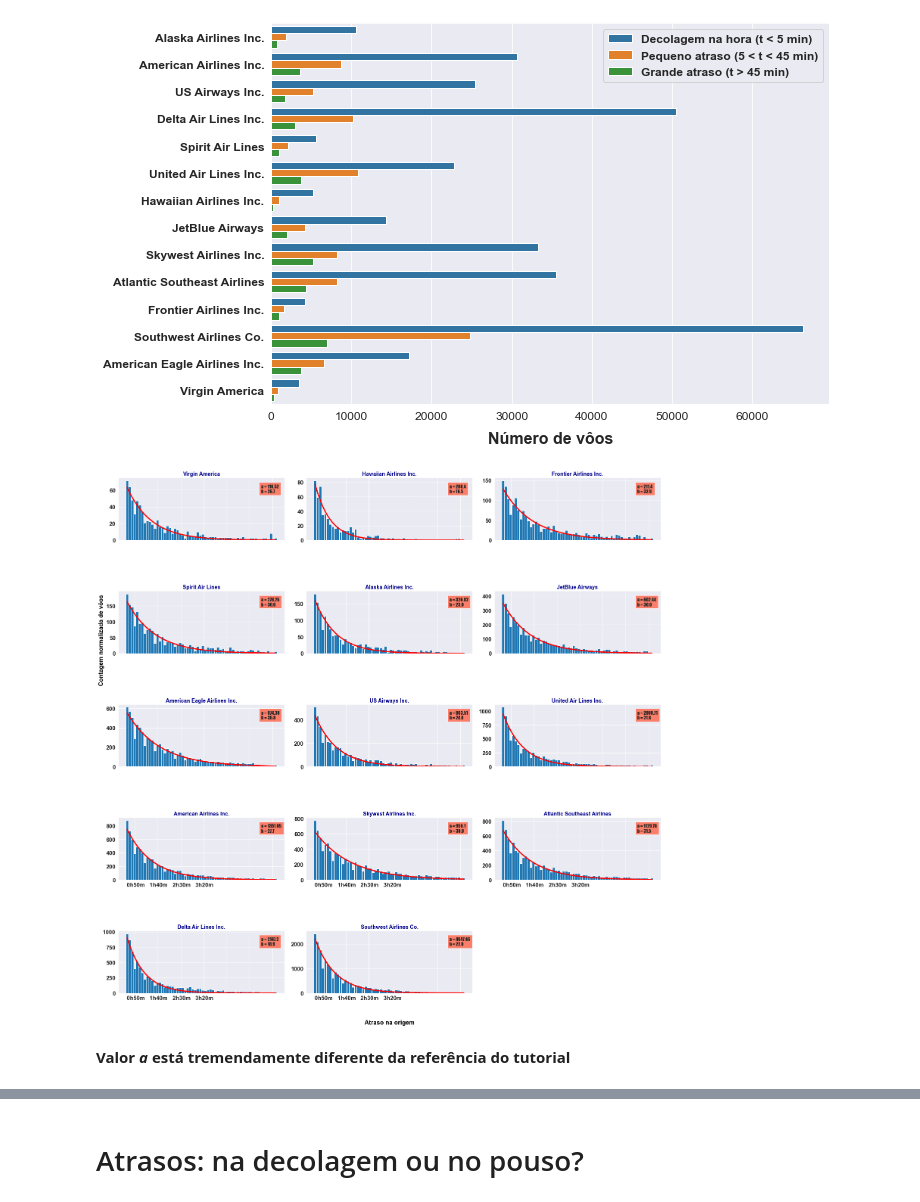
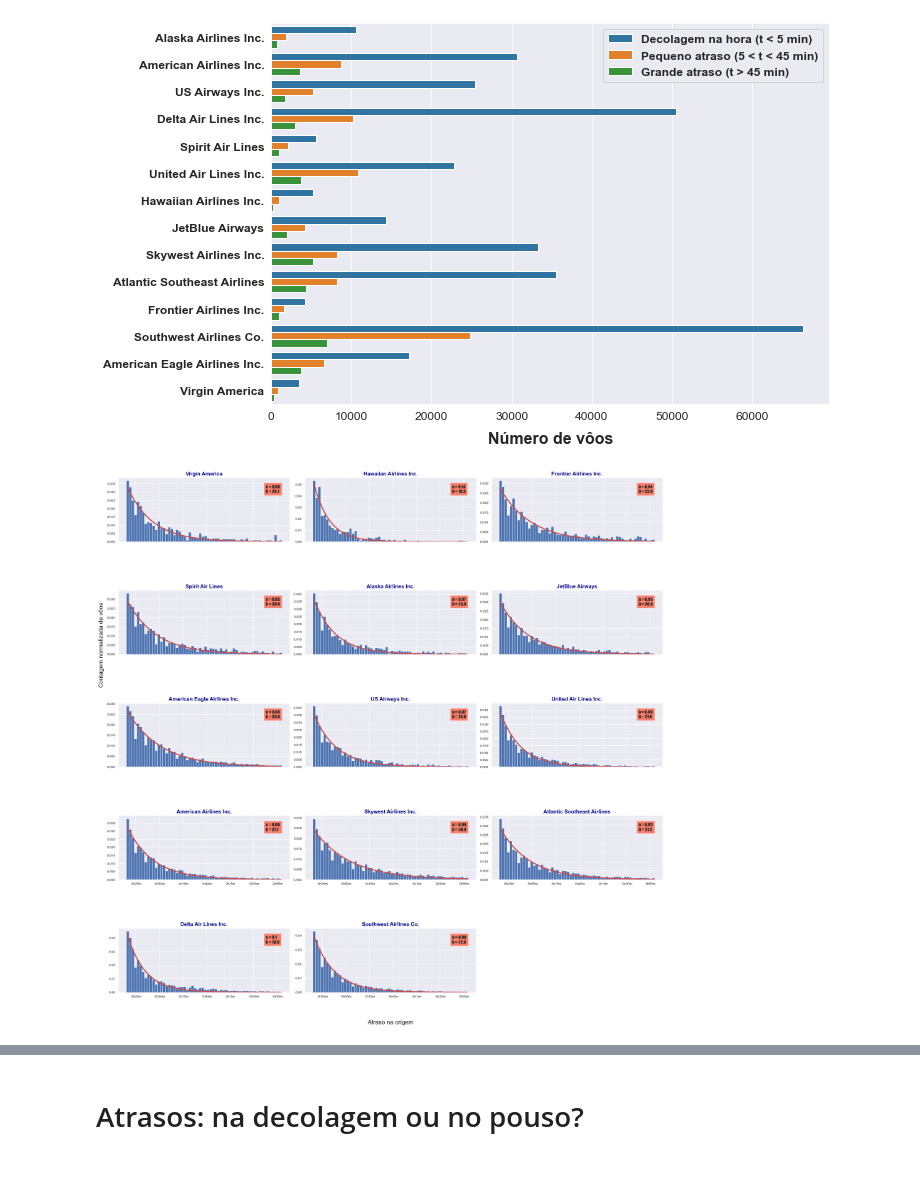
Before and after one commit to bekwendhausen/voos-kaggle-2015, a Jupyter notebook: flights-delay.ipynb, the cells around one changed output, grey strips where cells are left out. Drawn from its saved outputs; the diff is of its cells as text; code cells hidden in the pictures; blank space fills up the shorter version.

Commit message:
valor 'a' consertado

```diff
--- a/flights-delay.ipynb
+++ b/flights-delay.ipynb
@@ -378,7 +378,7 @@ for nome_comp in [abrev_companhias[x] for x in estats_companhias.index]:
     # Fitando a distribuição
     n, bins, patches = plt.hist(x=df2[df2['AIRLINE'] == nome_comp]
                                 ['DEPARTURE_DELAY'], range=(15, 180),
-                                bins=60)
+                                density=True, bins=60)
     bin_centers = bins[:-1] + 0.5 * (bins[1:] - bins[:-1])
     popt, pcov = curve_fit(fit_hist, bin_centers, n, p0=[1, 2])
 
@@ -391,36 +391,34 @@ for nome_comp in [abrev_companhias[x] for x in estats_companhias.index]:
 
     # Definindo as marcações em cada subplot
     if i < 10:
         ax.set_xticklabels(['' for x in ax.get_xticks()])
     else:
         ax.set_xticklabels(['{:2.0f}h{:2.0f}m'.format(
             *[int(y) for y in divmod(x, 60)])
             for x in ax.get_xticks()])
 
     # Título do subplot
     plt.title(nome_comp, fontsize=14, fontweight='bold', color='darkblue')
 
     # Labels dos eixos
     if i == 4:
         ax.text(-0.1, -0.5, 'Contagem normalizada de vôos', fontsize=16,
                 rotation=90, color='k', horizontalalignment='center',
                 transform=ax.transAxes)
     if i == 14:
         ax.text(0.5, -0.5, 'Atraso na origem', fontsize=16, rotation=0,
                 color='k', horizontalalignment='center',
                 transform=ax.transAxes)
 
     # Legenda: valores dos coeficientes a e b
     ax.text(0.86, 0.76, 'a = {}\nb = {}'.format(round(popt[0], 2),
             round(popt[1], 1)), style='italic', transform=ax.transAxes,
             fontsize=12, family='fantasy', bbox={'facecolor': 'tomato',
             'alpha': 0.8, 'pad': 5})
 
 plt.tight_layout()
 # %% [output]
-[figure, old version]
+[figure, new version]
-# %% [markdown]
-**Valor _a_ está tremendamente diferente da referência do tutorial**
 # %%
 mpl.rcParams.update(mpl.rcParamsDefault)
 
```
Also changed, not shown: parts of 2 cells of this notebook.
